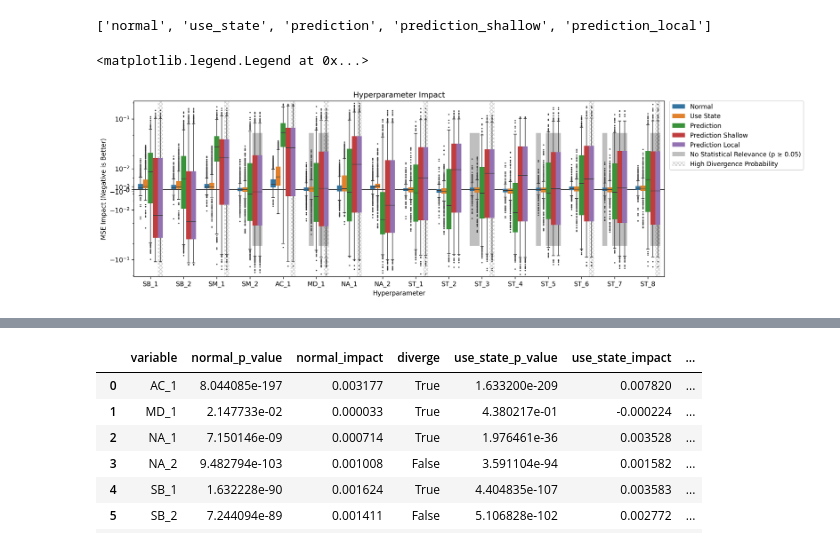
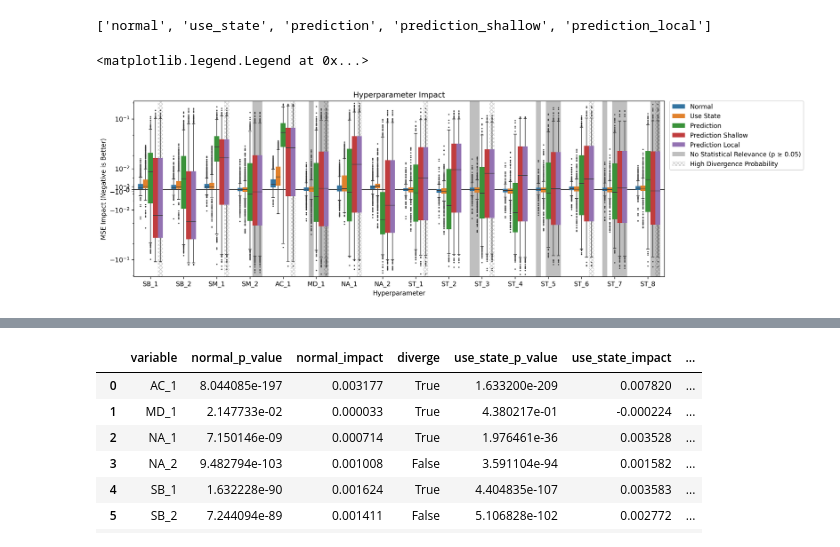
Before and after one commit to H-IAAC/WorldMachine, a Jupyter notebook: dev/toy1d_experiments/configutation_test_stats.ipynb, the cells around one changed output, grey strips where cells are left out. Cells and saved outputs as stored; diff of their text form; code cells hidden in the pictures.

```diff
--- a/dev/toy1d_experiments/configutation_test_stats.ipynb
+++ b/dev/toy1d_experiments/configutation_test_stats.ipynb
@@ -221,37 +221,37 @@ for i in range(len(failed)):
     label=None
     if i == 0:
         label = "No Statistical Relevance (p ≥ 0.05)"
-    plt.bar([index, index],  y_lim, alpha=0.5, color="gray", width=bar_width, label=label, zorder=-2)
+    plt.bar([index, index],  ylim, alpha=0.5, color="gray", width=bar_width, label=label, zorder=-2)
 
 first = True
 for variable in variables:
     if diverge_prob[variable] > uncond_diverge_prob:
         label=None
         if first:
             label = "High Divergence Probability"
             first = False
 
         index = variables.index(variable)
 
         task_offset = metric_names_formatted.index(task)
         task_offset -= 2
         task_offset *= bar_width
 
         index += task_offset
 
         plt.bar([index, index], ylim, alpha=0.2, color="black", width=bar_width, label=label, zorder=-1, hatch="xxxx", edgecolor="black", linewidth=0, fill=False)
 
 
 ax.set_xlim(xlim)
 ax.set_ylim(ylim)
 
 #ax.set_ylim(-0.06, 0.06)
 
 plt.yscale("asinh", linear_width=0.01)
 plt.title("Hyperparameter Impact")
 plt.ylabel("MSE Impact (Negative is Better)")
 plt.xlabel("Hyperparameter")
 plt.legend(bbox_to_anchor=(1.01, 1), borderaxespad=0)
 # %% [output]
 <matplotlib.legend.Legend at 0x...>
-[figure, old version]
+[figure, new version]
```
Also changed, not shown: parts of 1 cell of this notebook, 1 other file.
